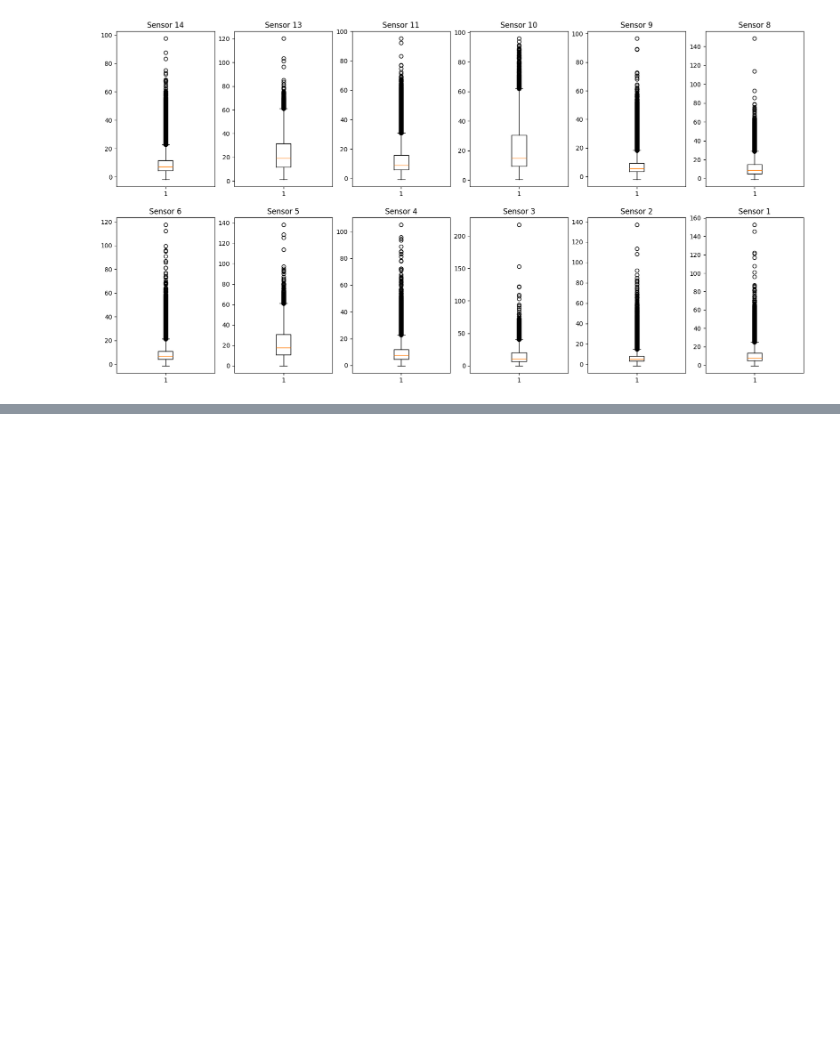
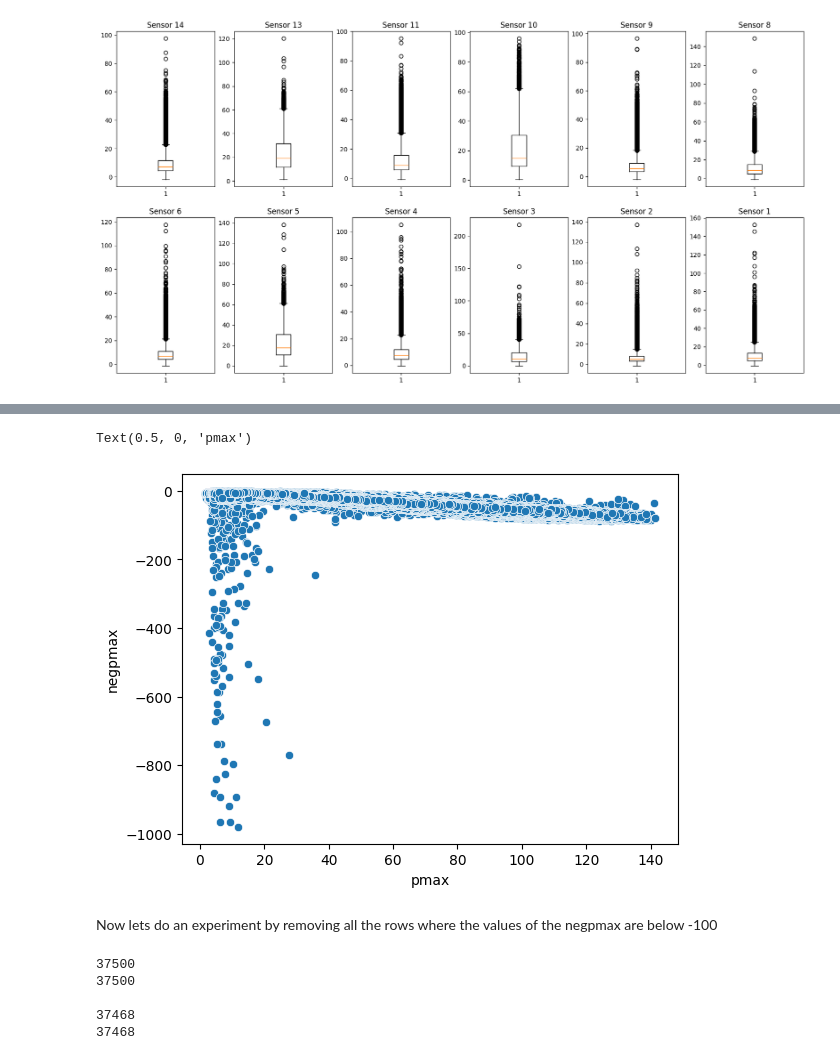
Before and after one commit to arildus/DSL-project, a Jupyter notebook: outlier_detection.ipynb, the cells around one changed output, grey strips where cells are left out. Cells and saved outputs as stored; diff of their text form; code cells hidden in the pictures; blank space fills up the shorter version.

```diff
--- a/outlier_detection.ipynb
+++ b/outlier_detection.ipynb
@@ -104,0 +133,35 @@ for i in range(2):
+# %%
+new_joined_negpmax = pd.concat([negpmax_trimmed[clmn] for clmn in negpmax_clms])
+new_joined_pmax = pd.concat([negpmax_trimmed[clmn] for clmn in pmax_clms])
+# %%
+scatter = sb.scatterplot(x=new_joined_pmax, y=new_joined_negpmax)
+scatter.set_ylabel('negpmax')
+scatter.set_xlabel('pmax')
+# %% [output]
+Text(0.5, 0, 'pmax')
+[figure, added]
+# %% [markdown]
+Now lets do an experiment by removing all the rows where the values of the negpmax are below -100
+# %%
+subset = sensors_removed.sample(50000)
+
+y = subset[['x', 'y']].copy()
+
+X = subset.drop(columns=['x', 'y'])
+
+X_train, X_valid, y_train, y_valid = train_test_split(X, y, shuffle=True, random_state=42)
+
+X_train_trimmed = X_train.drop(joined_negpmax[joined_negpmax < -100].index.join(X_train.index, how='inner'))
+y_train_trimmed = y_train.drop(joined_negpmax[joined_negpmax < -100].index.join(y_train.index, how='inner'))
+
+print(X_train.shape[0])
+print(y_train.shape[0])
+print()
+print(X_train_trimmed.shape[0])
+print(y_train_trimmed.shape[0])
+# %% [output]
+37500
+37500
+
+37468
+37468
```
Also changed, not shown: parts of 12 cells of this notebook, 2 other files.
